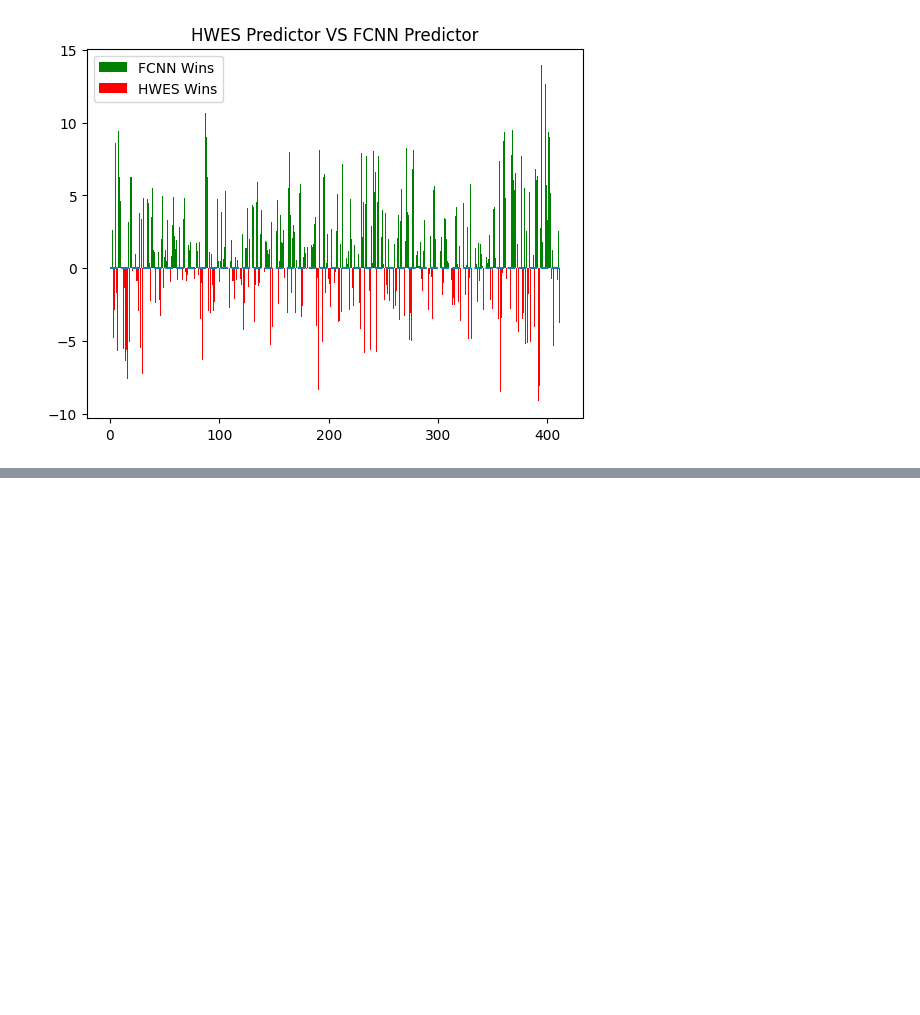
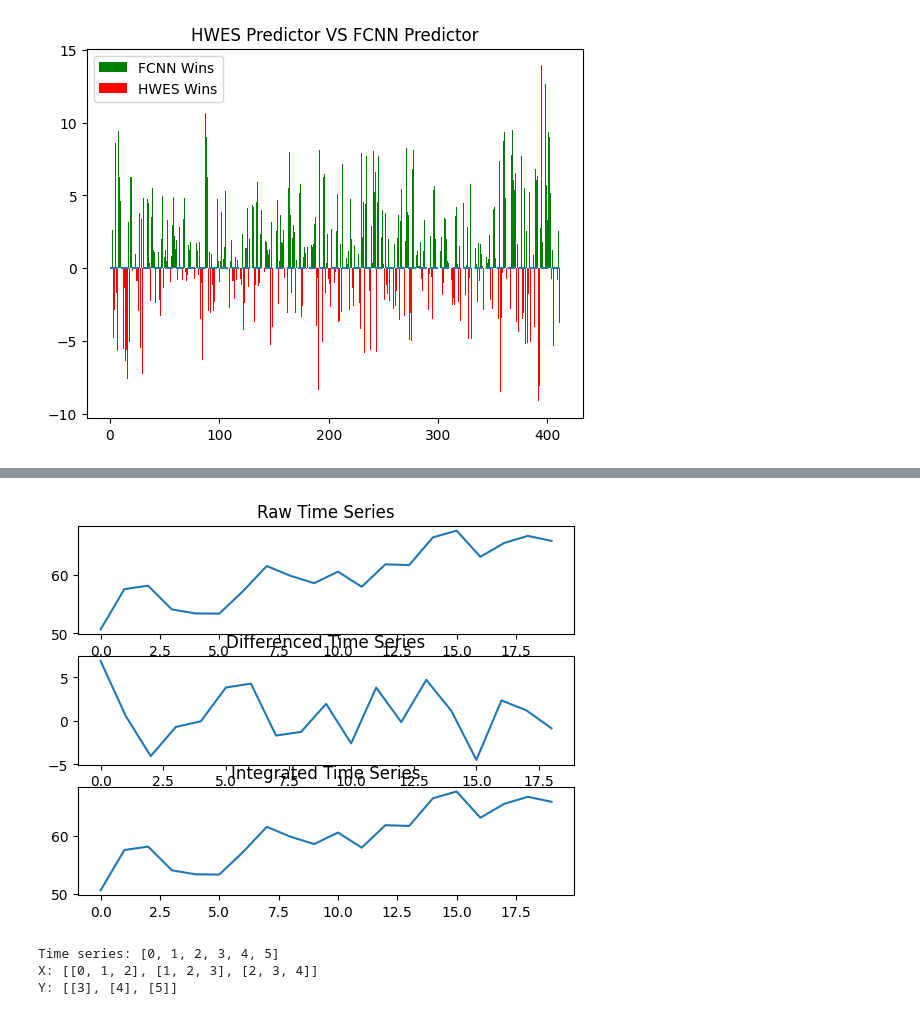
Before and after one commit to jorgeerodriguez/FinOps_AWS, a Jupyter notebook: TimeSeries_ML.ipynb, the cells around one changed output, grey strips where cells are left out. Drawn from its saved outputs; the diff is of its cells as text; code cells hidden in the pictures; blank space fills up the shorter version.

```diff
--- a/TimeSeries_ML.ipynb
+++ b/TimeSeries_ML.ipynb
@@ -794,0 +907,67 @@ HWES Loss: 59.23703127724627
+# %%
+import random
+from math import sin
+import matplotlib.pyplot as plt
+
+
+def differencing(ts):
+    diff_ts = [(ts[i + 1] - ts[i]) for i in range(len(ts) - 1)]
+    return diff_ts, ts[0]
+
+
+def integration(ts, b):
+    int_ts = [b]
+    for i in range(len(ts)):
+        int_ts.append(ts[i] + int_ts[i])
+    return int_ts
+
+
+if __name__ == '__main__':
+
+    random.seed(1)
+
+    ts = [50 + .8 * i + 3 * sin(i) + 5 * random.random() for i in range(20)]
+    diff_ts, b = differencing(ts)
+    int_ts = integration(diff_ts, b)
+
+    fig = plt.figure()
+
+    ax1 = fig.add_subplot(311)
+    ax2 = fig.add_subplot(312)
+    ax3 = fig.add_subplot(313)
+
+    ax1.set_title("Raw Time Series")
+    ax1.plot(ts)
+
+    ax2.set_title("Differenced Time Series")
+    ax2.plot(diff_ts)
+
+    ax3.set_title("Integrated Time Series")
+    ax3.plot(int_ts)
+
+    plt.show()
+# %% [output]
+[figure, added]
+# %%
+def sliding_window(ts, features):
+    X = []
+    Y = []
+
+    for i in range(features + 1, len(ts) + 1):
+        X.append(ts[i - (features + 1):i - 1])
+        Y.append([ts[i - 1]])
+
+    return X, Y
+
+
+if __name__ == '__main__':
+    ts = list(range(6))
+    X, Y = sliding_window(ts, 3)
+
+    print(f'Time series: {ts}')
+    print(f'X: {X}')
+    print(f'Y: {Y}')
+# %% [output]
+Time series: [0, 1, 2, 3, 4, 5]
+X: [[0, 1, 2], [1, 2, 3], [2, 3, 4]]
+Y: [[3], [4], [5]]
```
Also changed, not shown: parts of 9 cells of this notebook, 3 other files.
